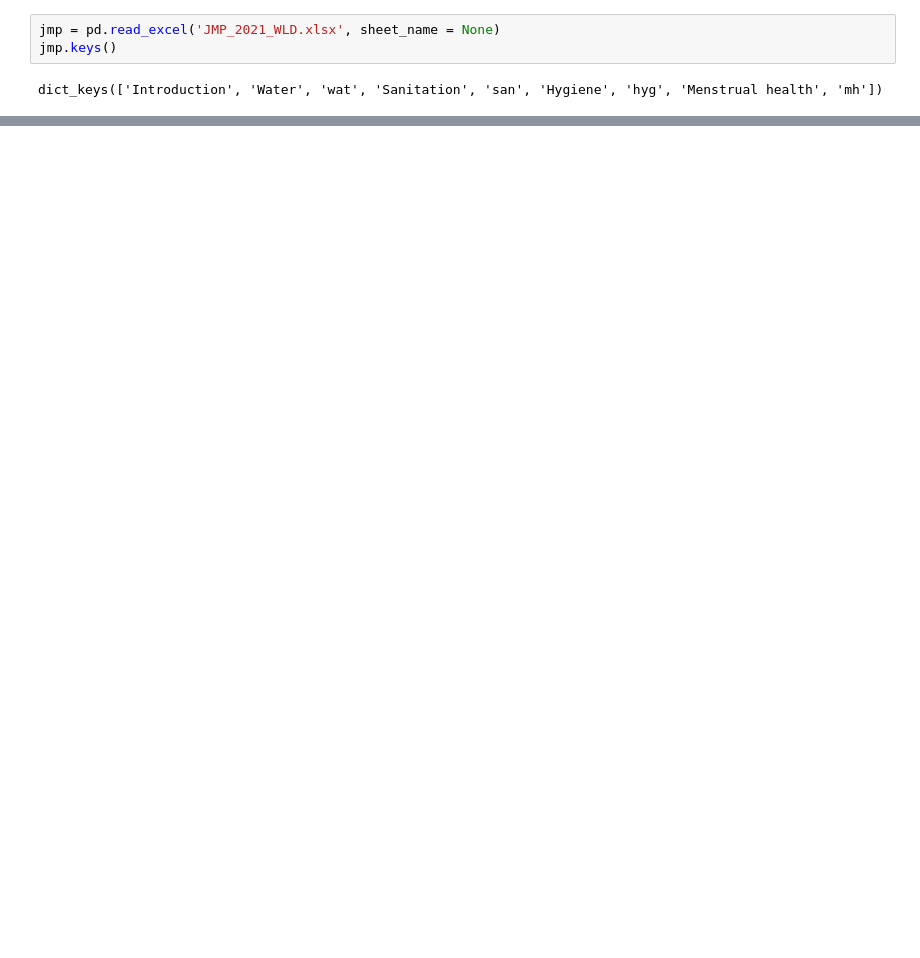
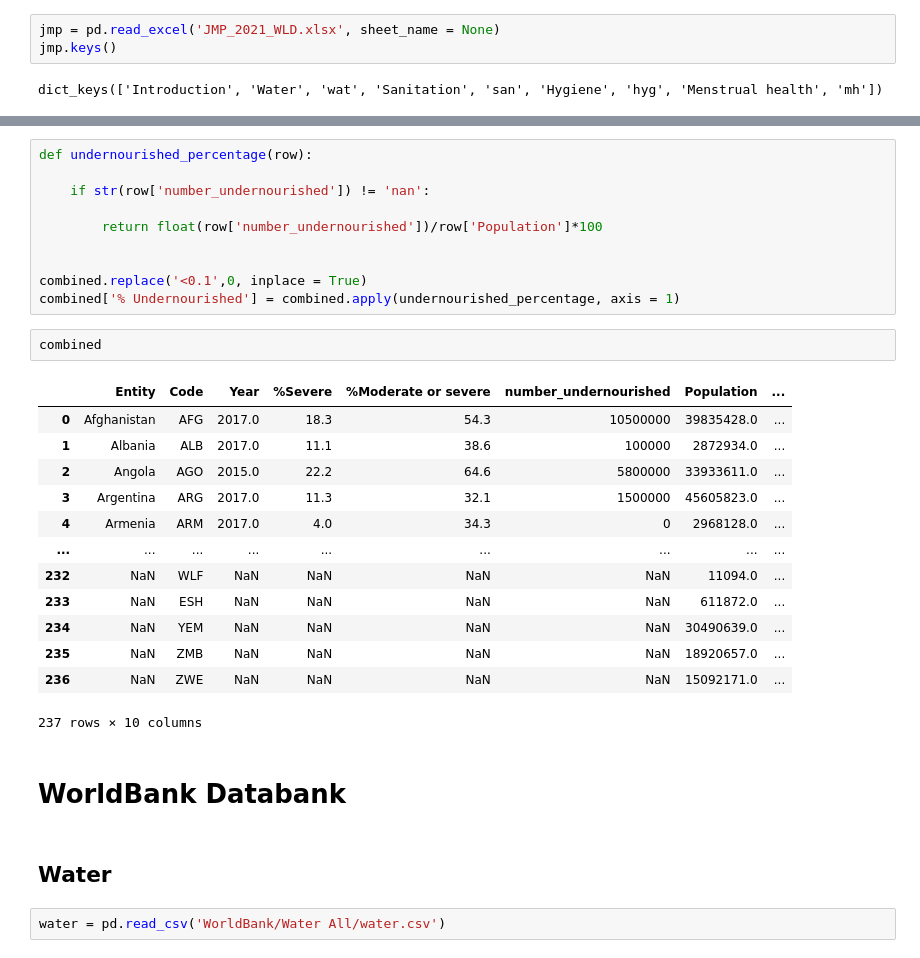
Before and after one commit to alfonsocaiazzo/esmap-mtf-data, a Jupyter notebook: Global/WASH - NUTRITION.ipynb, the cells around one changed output, grey strips where cells are left out. Cells and saved outputs as stored; diff of their text form; blank space fills up the shorter version.

Commit message:
Added Datasets from the WorldBank's Databank

```diff
--- a/Global/WASH - NUTRITION.ipynb
+++ b/Global/WASH - NUTRITION.ipynb
@@ -147,0 +224,32 @@ drinking_water
+# %%
+def undernourished_percentage(row):
+
+    if str(row['number_undernourished']) != 'nan':
+
+        return float(row['number_undernourished'])/row['Population']*100
+
+
+combined.replace('<0.1',0, inplace = True)
+combined['% Undernourished'] = combined.apply(undernourished_percentage, axis = 1)
+# %%
+combined
+# %% [output]
+|  | Entity | Code | Year | %Severe | %Moderate or severe | number_undernourished | Population | ... |
+| 0 | Afghanistan | AFG | 2017.0 | 18.3 | 54.3 | 10500000 | 39835428.0 | ... |
+| 1 | Albania | ALB | 2017.0 | 11.1 | 38.6 | 100000 | 2872934.0 | ... |
+| 2 | Angola | AGO | 2015.0 | 22.2 | 64.6 | 5800000 | 33933611.0 | ... |
+| 3 | Argentina | ARG | 2017.0 | 11.3 | 32.1 | 1500000 | 45605823.0 | ... |
+| 4 | Armenia | ARM | 2017.0 | 4.0 | 34.3 | 0 | 2968128.0 | ... |
+| ... | ... | ... | ... | ... | ... | ... | ... | ... |
+| 232 | NaN | WLF | NaN | NaN | NaN | NaN | 11094.0 | ... |
+| 233 | NaN | ESH | NaN | NaN | NaN | NaN | 611872.0 | ... |
+| 234 | NaN | YEM | NaN | NaN | NaN | NaN | 30490639.0 | ... |
+| 235 | NaN | ZMB | NaN | NaN | NaN | NaN | 18920657.0 | ... |
+| 236 | NaN | ZWE | NaN | NaN | NaN | NaN | 15092171.0 | ... |
+237 rows × 10 columns
+# %% [markdown]
+# WorldBank Databank
+# %% [markdown]
+## Water
+# %%
+water = pd.read_csv('WorldBank/Water All/water.csv')
```
Also changed, not shown: parts of 49 cells of this notebook, 16 other files.
